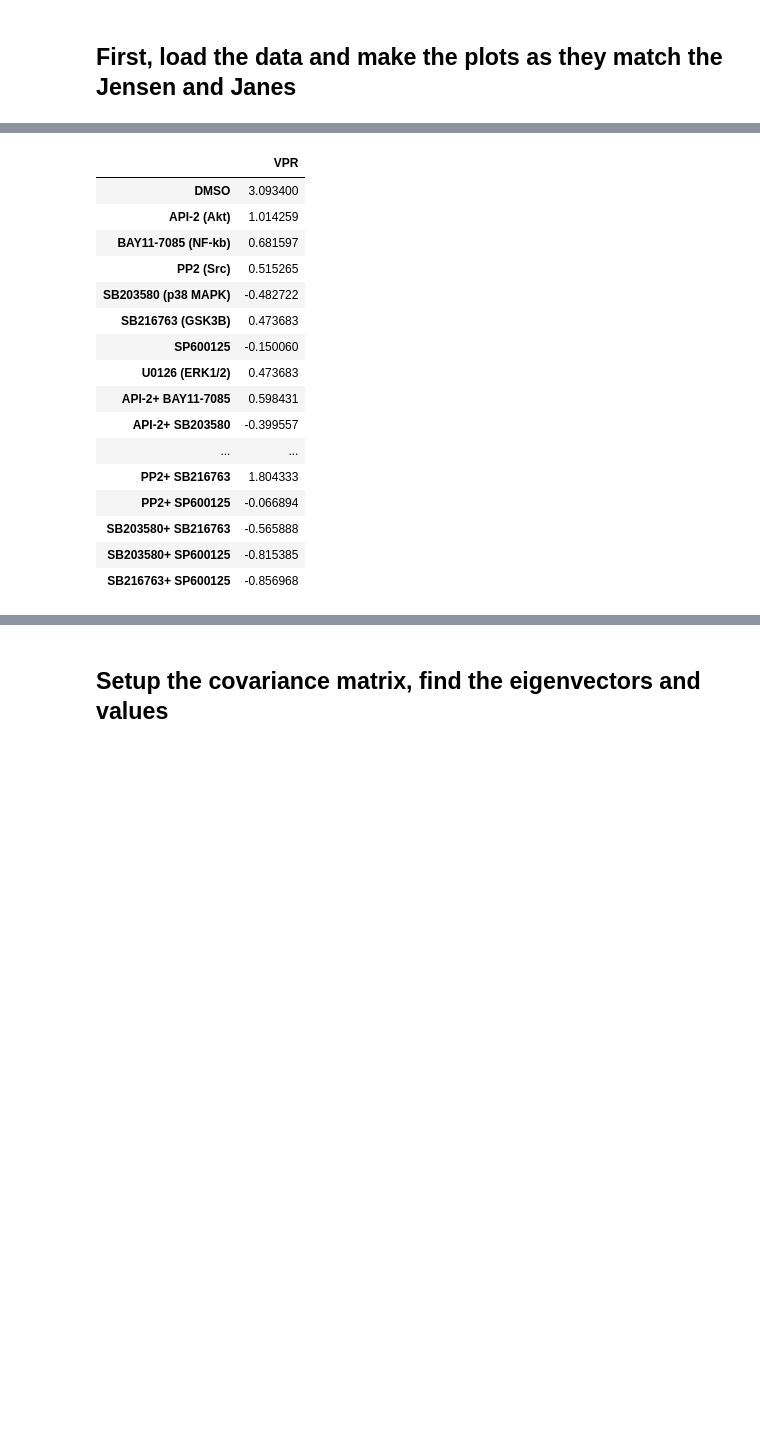
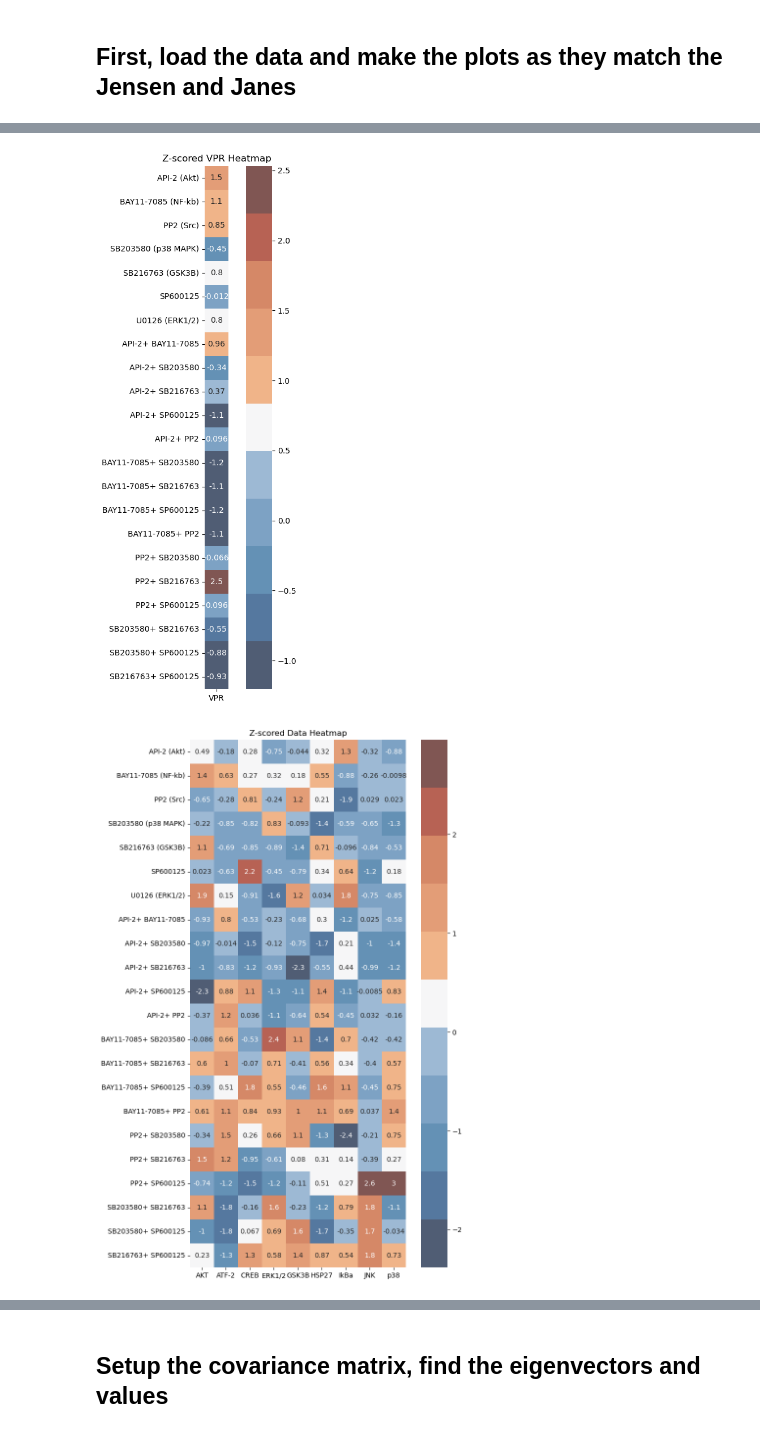
Before and after one commit to knaegle/MDS_JensenJanes, a Jupyter notebook: Jensen_Janes.ipynb, the cells around one changed output, grey strips where cells are left out. Cells and saved outputs as stored; diff of their text form; code cells hidden in the pictures; blank space fills up the shorter version.

Commit message:
committing before adding the removal of the DMSO control

```diff
--- a/Jensen_Janes.ipynb
+++ b/Jensen_Janes.ipynb
@@ -39,0 +36,17 @@ data
+# %%
+def plot_data_heatmap(data, y, cmap):
+    # Display the zscored data with a heatmap (in the data frame), here picking a color scheme that approximates that used
+    # by Jensen and Janes
+    # Put the VPR data on a subplot
+    plt.figure(figsize=(8, 12))
+    sns.heatmap(y, annot=True, cmap=cmap, square=True)
+    plt.xticks(fontsize=10)
+    plt.yticks(fontsize=10)
+    plt.title('Z-scored VPR Heatmap')
+    plt.show()
+    plt.figure(figsize=(8, 14))
+    sns.heatmap(data, annot=True, cmap=cmap, square=True)
+    plt.xticks(fontsize=10)
+    plt.yticks(fontsize=10)
+    plt.title('Z-scored Data Heatmap')
+    plt.show()
@@ -40,23 +105,16 @@ data
 # %%
+# Jensen and Janes threw out the DMSO control condition since it creates extreme variance and they
+# were interested in the differences between the drug conditions. We will do the same here.
+data_sub = data.drop(index=['DMSO'])
+vpr_sub = vpr.drop(index=['DMSO'])
+
 #take the zscore of the data and the VPR and plot these.
-df_VPR_zscore = vpr.apply(stats.zscore, axis=0, nan_policy='omit')
-df_data_zscore = data.apply(stats.zscore, axis=0, nan_policy='omit')
-df_VPR_zscore.style.background_gradient(cmap=custom_cmap)
+df_VPR_sub_zscore = vpr_sub.apply(stats.zscore, axis=0, nan_policy='omit')
+df_data_sub_zscore = data_sub.apply(stats.zscore, axis=0, nan_policy='omit')
+
+plot_data_heatmap(df_data_sub_zscore, df_VPR_sub_zscore, custom_cmap)
+
+eigval, eigvec = pca(df_data_sub_zscore, custom_cmap)
 # %% [output]
-|  | VPR |
-| DMSO | 3.093400 |
-| API-2 (Akt) | 1.014259 |
-| BAY11-7085 (NF-kb) | 0.681597 |
-| PP2 (Src) | 0.515265 |
-| SB203580 (p38 MAPK) | -0.482722 |
-| SB216763 (GSK3B) | 0.473683 |
-| SP600125 | -0.150060 |
-| U0126 (ERK1/2) | 0.473683 |
-| API-2+ BAY11-7085 | 0.598431 |
-| API-2+ SB203580 | -0.399557 |
-| ... | ... |
-| PP2+ SB216763 | 1.804333 |
-| PP2+ SP600125 | -0.066894 |
-| SB203580+ SB216763 | -0.565888 |
-| SB203580+ SP600125 | -0.815385 |
-| SB216763+ SP600125 | -0.856968 |
+[figure, added]
+[figure, added]
```
Also changed, not shown: parts of 16 cells of this notebook.
